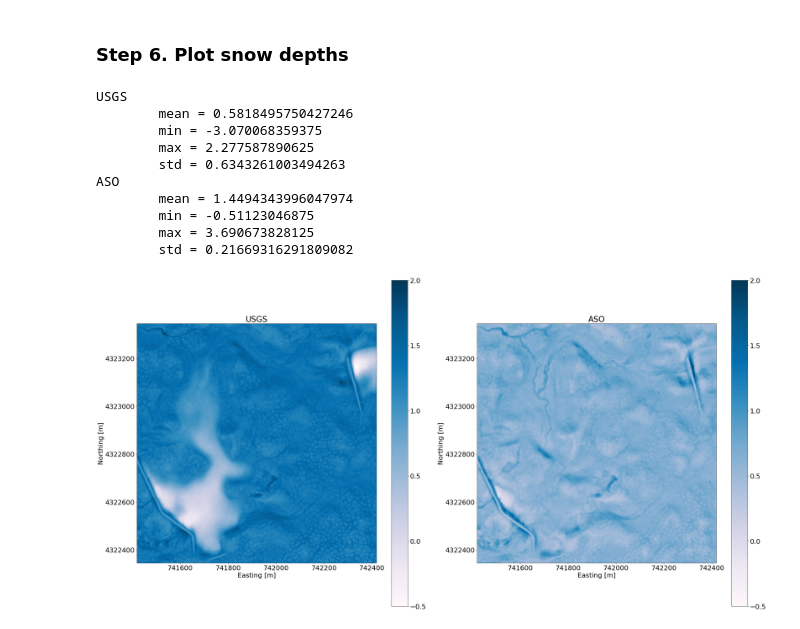
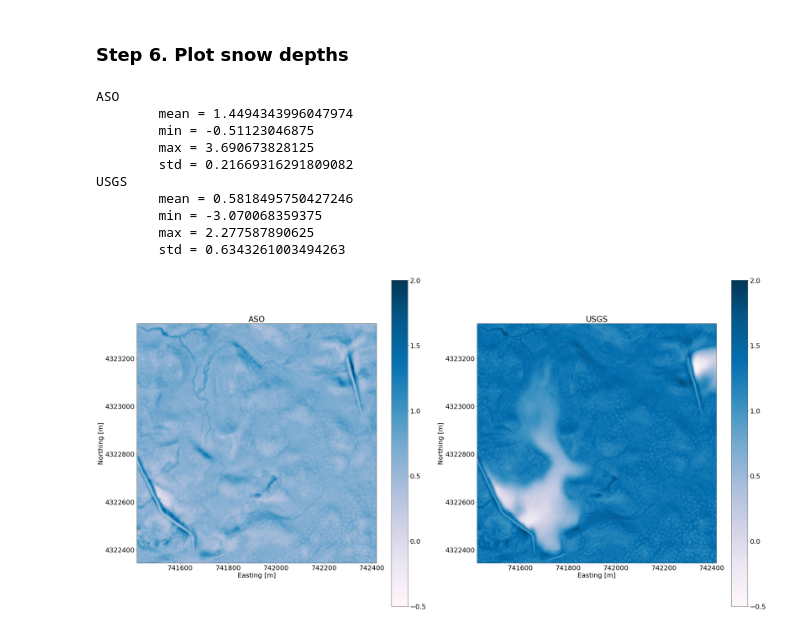
Before and after one commit to SnowEx/snowexsql, a Jupyter notebook: docs/gallery/compare_depth_maps_example.ipynb, the cells around one changed output. Cells and saved outputs as stored; diff of their text form; code cells hidden in the pictures.

```diff
--- a/docs/gallery/compare_depth_maps_example.ipynb
+++ b/docs/gallery/compare_depth_maps_example.ipynb
@@ -220,7 +217,7 @@ diff = aso_depths - usgs_depths
 ### Step 6. Plot snow depths
 # %%
 # Create a single plot to add everything to
-data = {'usgs': usgs_depths, 'aso':aso_depths}
+data = {'aso':aso_depths, 'usgs': usgs_depths}
 
 # Make the number of subplots the same as the dictionary of data
 nplots = len(data.keys())
@@ -239,39 +236,39 @@ for name, img in data.items():
 
     # Plot the raster using imshow to get a colorbar (a hack for sure)
     im = ax.imshow(img, cmap='PuBu', vmin=-0.5, vmax=2.0)
     bar = fig.colorbar(im, ax=ax)
 
     # Then plot over the top to show transformed version with rasterio
     show(img, cmap='PuBu', ax=ax, transform=snow_on.transform)
     #buffered_pit_df.iloc[1:].plot(ax=axes[i], marker='^', color='magenta',  markersize=150, edgecolor='black')
 
     # Perform some Stats
     print(name.upper())
     for stat in ['mean','min','max','std']:
         print('\t{} = {}'.format(stat, getattr(img, stat)()))
 
     # Don't use scientific notation on the axis ticks
     ax.ticklabel_format(style='plain', useOffset=False)
 
     # Add x/y labels, a title, a legend and avoid overlapping labels
     ax.set_xlabel('Easting [m]')
     ax.set_ylabel('Northing [m]')
     ax.set_title(name.upper())
     i += 1
 
 plt.tight_layout()
 # %% [output]
+ASO
+        mean = 1.4494343996047974
+        min = -0.51123046875
+        max = 3.690673828125
+        std = 0.21669316291809082
 USGS
         mean = 0.5818495750427246
         min = -3.070068359375
         max = 2.277587890625
         std = 0.6343261003494263
-ASO
-        mean = 1.4494343996047974
-        min = -0.51123046875
-        max = 3.690673828125
-        std = 0.21669316291809082
-[figure, old version]
+[figure, new version]
 # %%
 # Close out the database transaction to avoid hanging transactions
 session.close()
```
Also changed, not shown: parts of 1 cell of this notebook, 1 other file.
